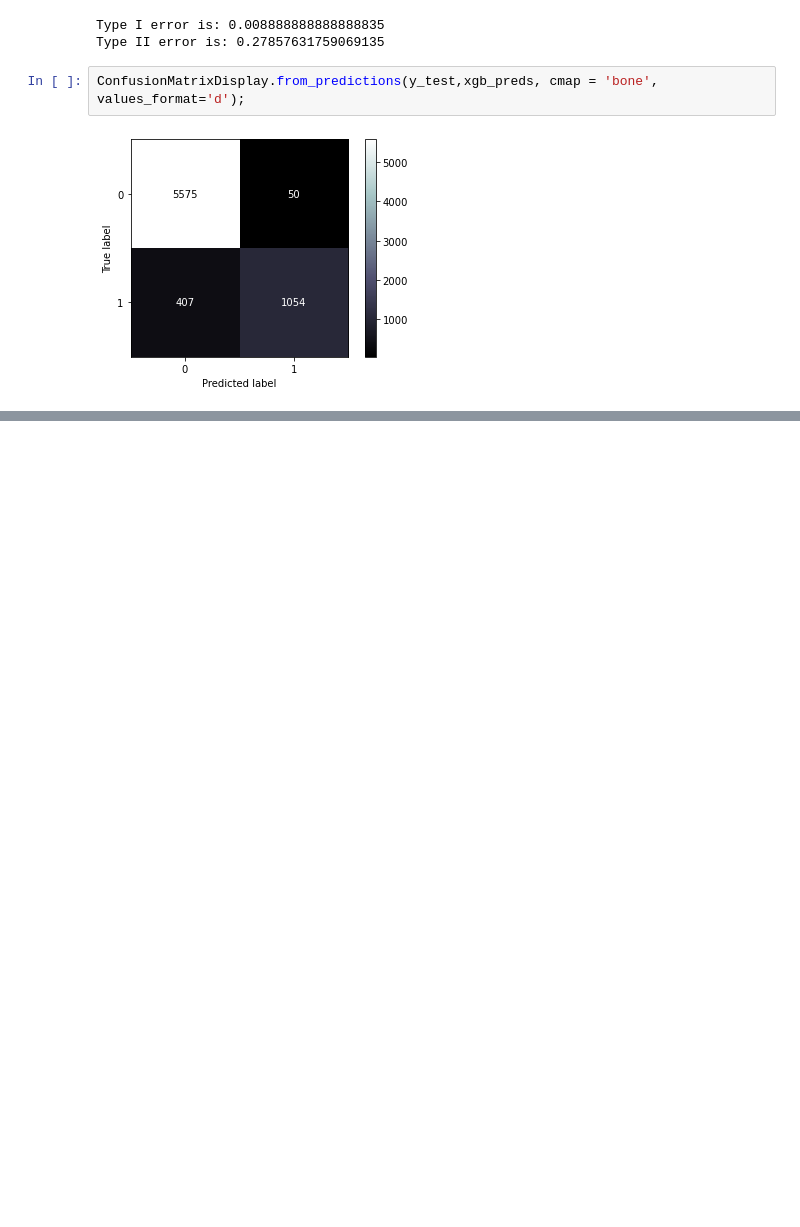
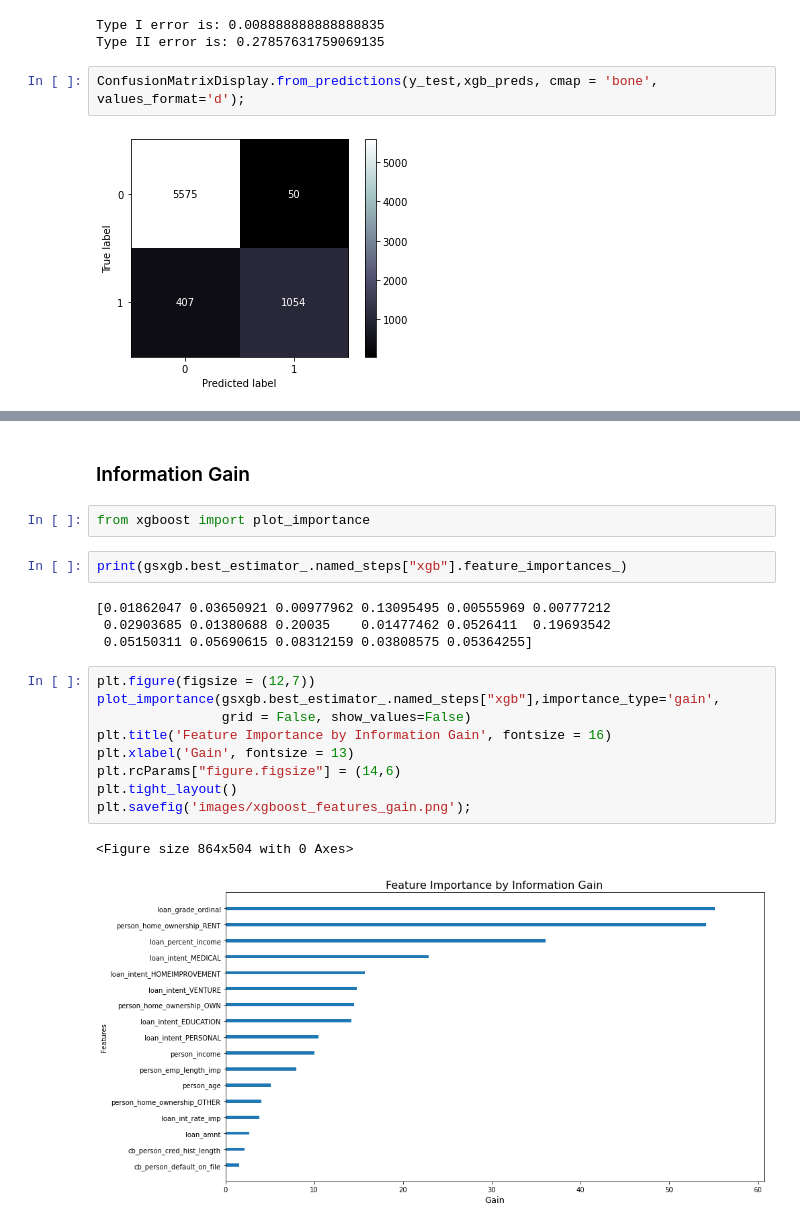
Before and after one commit to dcast822/credit_risk_analysis, a Jupyter notebook: 01_creditrisk.ipynb, the cells around one changed output, grey strips where cells are left out. Drawn from its saved outputs; the diff is of its cells as text; blank space fills up the shorter version.

```diff
--- a/01_creditrisk.ipynb
+++ b/01_creditrisk.ipynb
@@ -980,0 +1019,22 @@ RocCurveDisplay.from_estimator(gsxgb, X_test, y_test, color = 'yellow')
+# %% [markdown]
+### Information Gain
+# %%
+from xgboost import plot_importance
+# %%
+print(gsxgb.best_estimator_.named_steps["xgb"].feature_importances_)
+# %% [output]
+[0.01862047 0.03650921 0.00977962 0.13095495 0.00555969 0.00777212
+ 0.02903685 0.01380688 0.20035    0.01477462 0.0526411  0.19693542
+ 0.05150311 0.05690615 0.08312159 0.03808575 0.05364255]
+# %%
+plt.figure(figsize = (12,7))
+plot_importance(gsxgb.best_estimator_.named_steps["xgb"],importance_type='gain',
+                grid = False, show_values=False)
+plt.title('Feature Importance by Information Gain', fontsize = 16)
+plt.xlabel('Gain', fontsize = 13)
+plt.rcParams["figure.figsize"] = (14,6)
+plt.tight_layout()
+plt.savefig('images/xgboost_features_gain.png');
+# %% [output]
+<Figure size 864x504 with 0 Axes>
+[figure, added]
```
Also changed, not shown: parts of 17 cells of this notebook, 2 other files.
